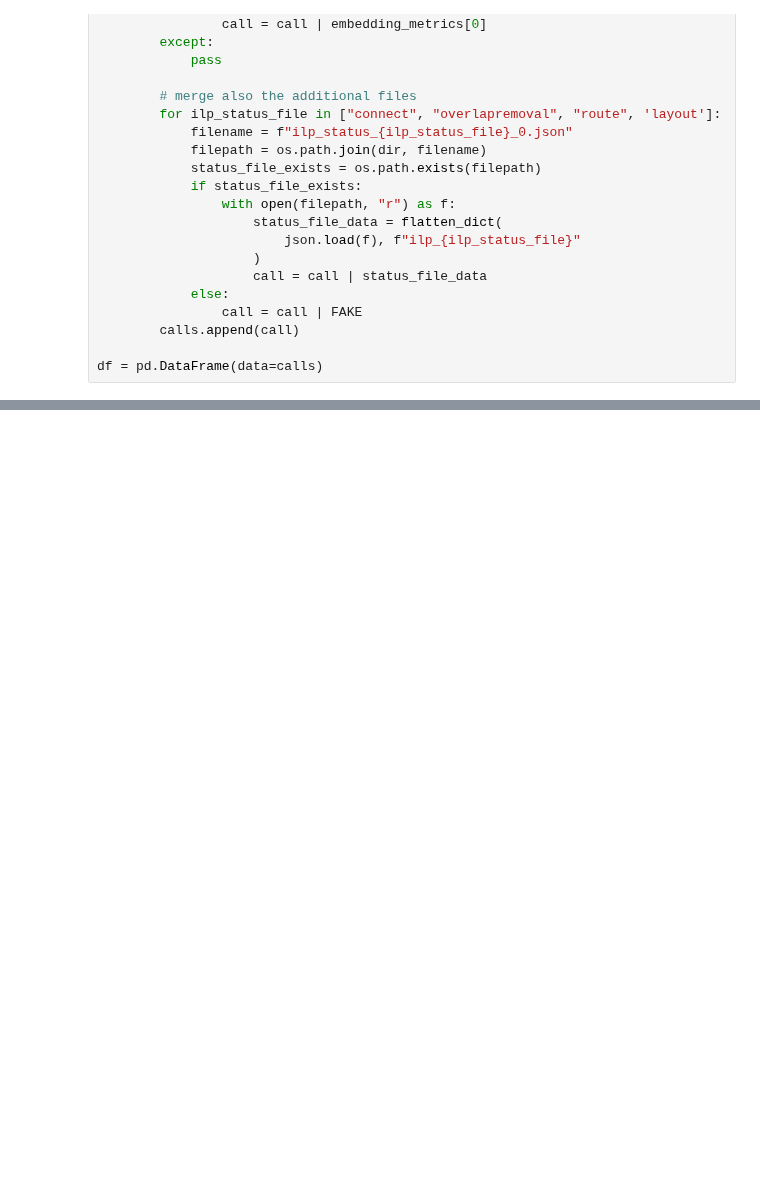
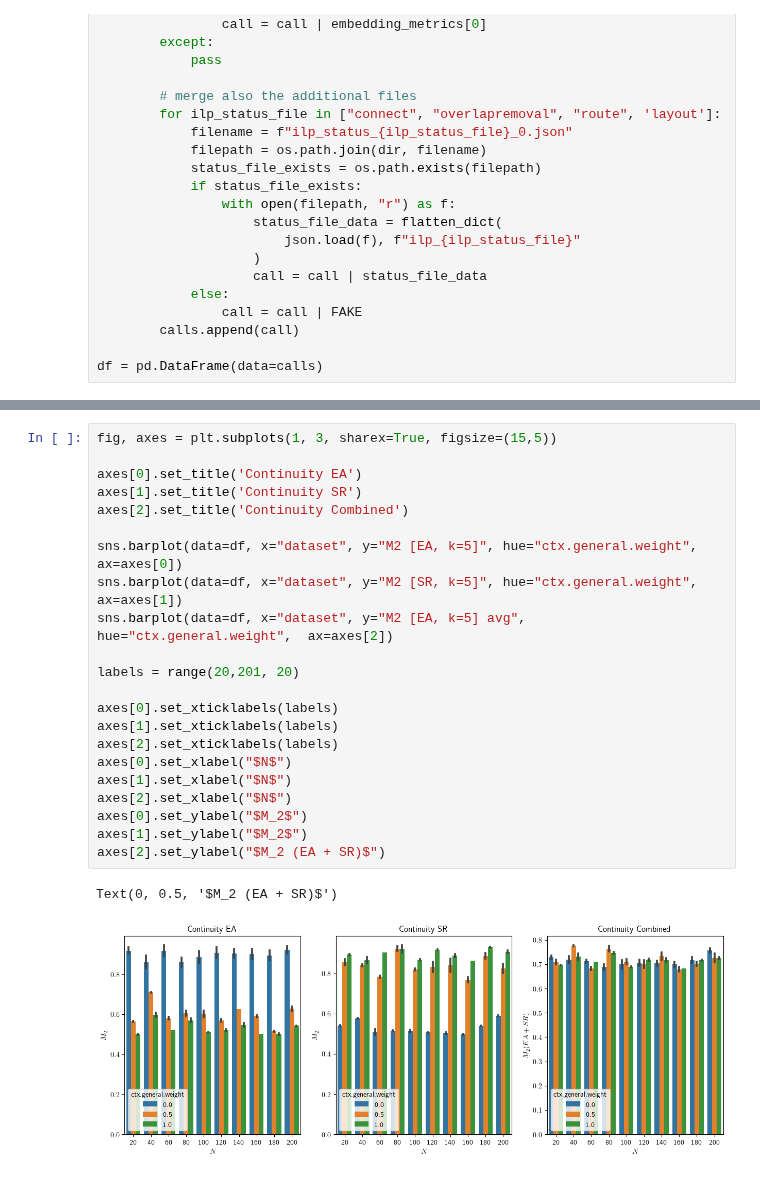
Before and after one commit to npiccolotto/undrground-tubes, a Jupyter notebook: designspace-result/merge.ipynb, the cells around one changed output, grey strips where cells are left out. Saved outputs shown, nothing was run; the diff lists cells and outputs as text; blank space fills up the shorter version.

```diff
--- a/designspace-result/merge.ipynb
+++ b/designspace-result/merge.ipynb
@@ -117,0 +162,25 @@ sns.heatmap(
+# %%
+fig, axes = plt.subplots(1, 3, sharex=True, figsize=(15,5))
+
+axes[0].set_title('Continuity EA')
+axes[1].set_title('Continuity SR')
+axes[2].set_title('Continuity Combined')
+
+sns.barplot(data=df, x="dataset", y="M2 [EA, k=5]", hue="ctx.general.weight",  ax=axes[0])
+sns.barplot(data=df, x="dataset", y="M2 [SR, k=5]", hue="ctx.general.weight",  ax=axes[1])
+sns.barplot(data=df, x="dataset", y="M2 [EA, k=5] avg", hue="ctx.general.weight",  ax=axes[2])
+
+labels = range(20,201, 20)
+
+axes[0].set_xticklabels(labels)
+axes[1].set_xticklabels(labels)
+axes[2].set_xticklabels(labels)
+axes[0].set_xlabel("$N$")
+axes[1].set_xlabel("$N$")
+axes[2].set_xlabel("$N$")
+axes[0].set_ylabel("$M_2$")
+axes[1].set_ylabel("$M_2$")
+axes[2].set_ylabel("$M_2 (EA + SR)$")
+# %% [output]
+Text(0, 0.5, '$M_2 (EA + SR)$')
+[figure, added]
```
Also changed, not shown: parts of 5 cells of this notebook.
